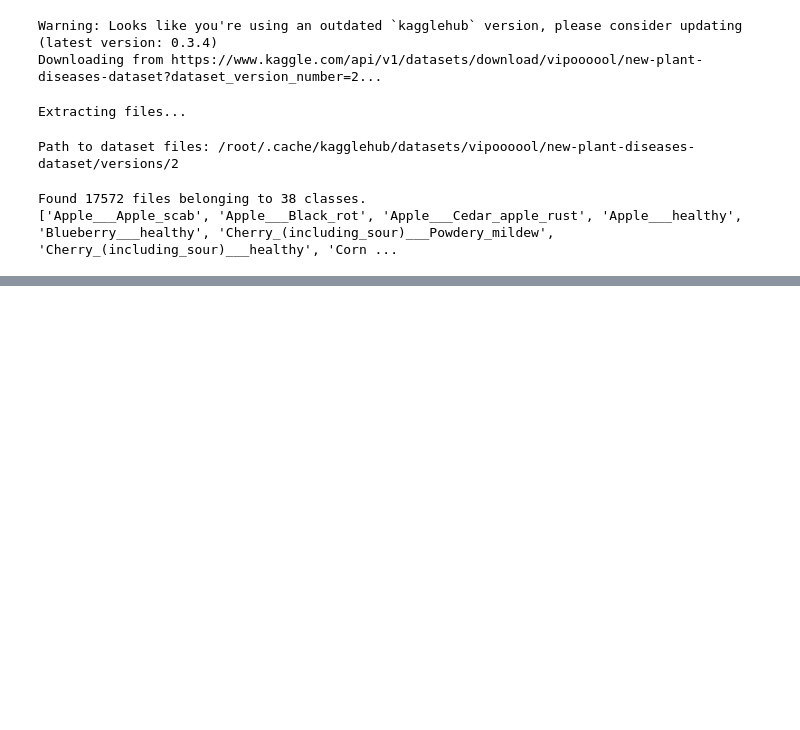
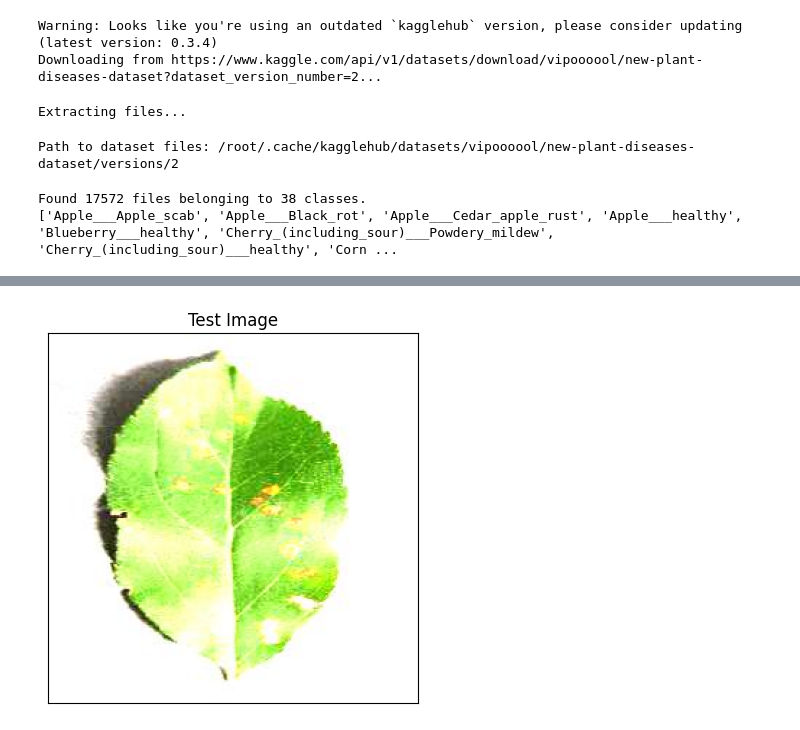
Before and after one commit to aditiadri/AgriVision-DiseaseDetector, a Jupyter notebook: Untitled19.ipynb, the cells around one changed output, grey strips where cells are left out. Saved outputs shown, nothing was run; the diff lists cells and outputs as text; code cells hidden in the pictures; blank space fills up the shorter version.

```diff
--- a/Untitled19.ipynb
+++ b/Untitled19.ipynb
@@ -52,0 +150,17 @@ print(os.listdir())  # Lists files in the current working directory
+# %%
+path='/root/.cache/kagglehub/datasets/vipoooool/new-plant-diseases-dataset/versions/2/test/test/AppleCedarRust1.JPG'
+# %%
+import tensorflow as tf
+import numpy as np
+from PIL import Image
+import matplotlib.pyplot as plt
+img = Image.open(path)
+
+# Display the image
+plt.imshow(img)
+plt.title('Test Image')
+plt.xticks([])  # Hide X-axis ticks
+plt.yticks([])  # Hide Y-axis ticks
+plt.show()
+# %% [output]
+[figure, added]
```
Also changed, not shown: parts of 19 cells of this notebook.
